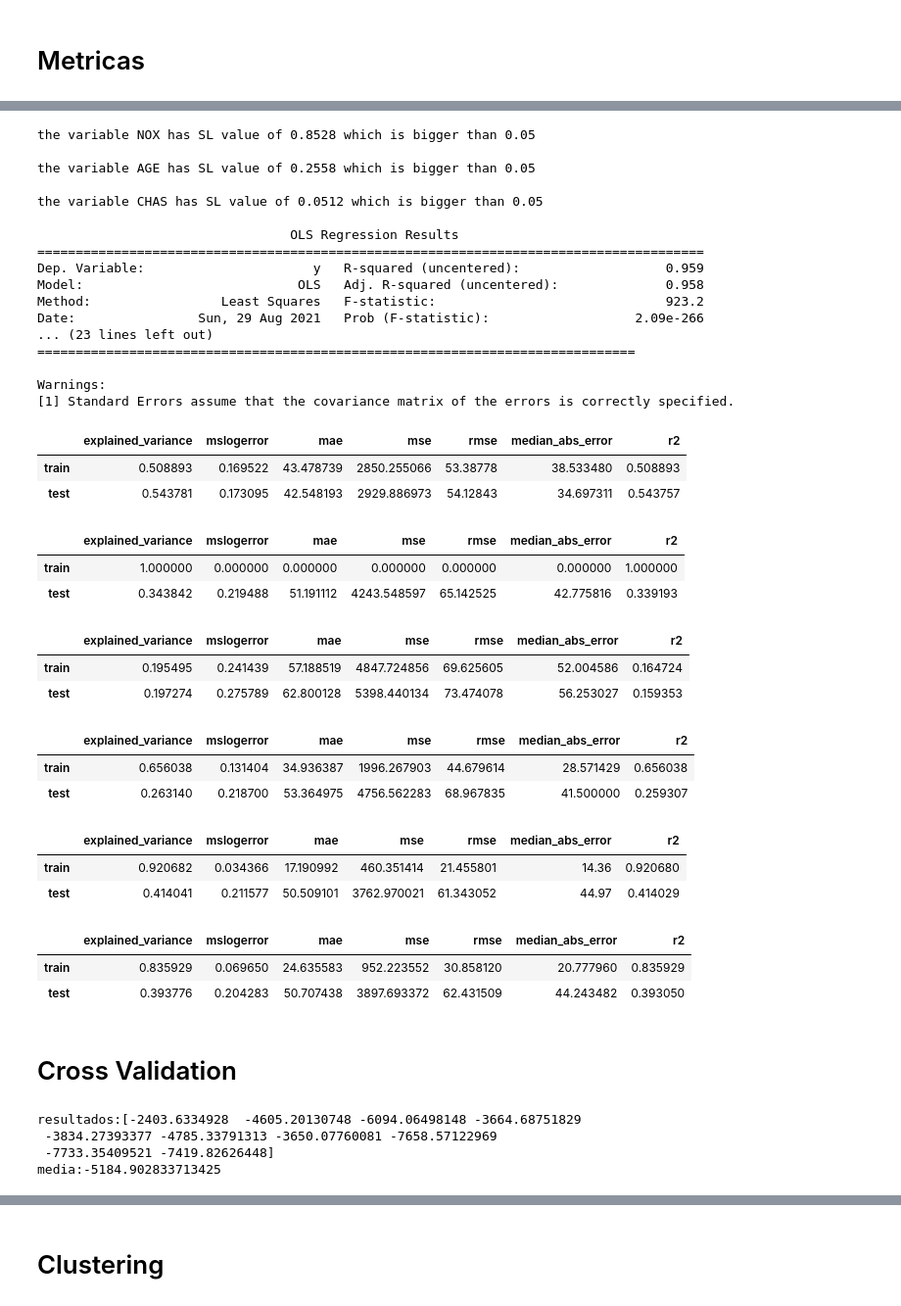
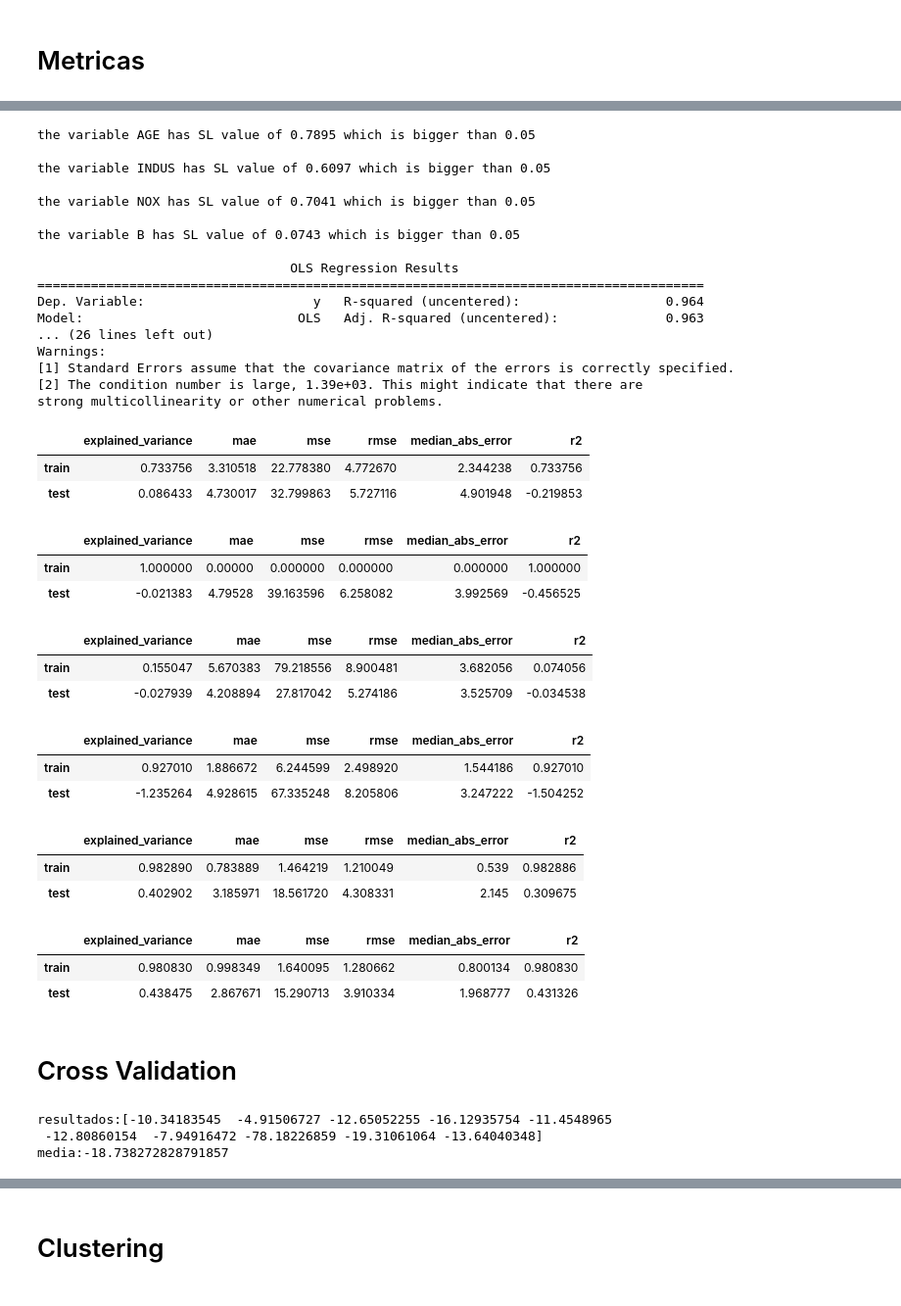
Before and after one commit to FabioMMaia/Machine_Learning, a Jupyter notebook: Notebooks Prontos Aplicacao/Notebook - Modelos.ipynb, the cells around one changed output, grey strips where cells are left out. Shown at 98% size. Saved outputs shown, nothing was run; the diff lists cells and outputs as text; code cells hidden in the pictures.

```diff
--- a/Notebooks Prontos Aplicacao/Notebook - Modelos.ipynb
+++ b/Notebooks Prontos Aplicacao/Notebook - Modelos.ipynb
@@ -1330,11 +1322,11 @@ ValueError: Class label 0 not present.
 # %% [markdown]
 # Regressors
 # %%
-from sklearn.datasets import load_diabetes
+# from sklearn.datasets import load_diabetes
 
-diabetes = load_diabetes()
-X = pd.DataFrame(diabetes.data, columns=diabetes.feature_names)
-y = pd.DataFrame(diabetes.target, columns=['target'])
+# diabetes = load_diabetes()
+# X = pd.DataFrame(diabetes.data, columns=diabetes.feature_names)
+# y = pd.DataFrame(diabetes.target, columns=['target'])
 # %%
 from sklearn.model_selection import train_test_split
 
@@ -1396,7 +1388,7 @@ def regression_metrics(y_true, y_pred):
 
     metrics={}
     metrics['explained_variance']=explained_variance_score(y_true, y_pred)
-    metrics['mslogerror']=mean_squared_log_error(y_true, y_pred)
+#     metrics['mslogerror']=mean_squared_log_error(y_true, y_pred)
     metrics['mae']=mean_absolute_error(y_true, y_pred)
     metrics['mse']=mean_squared_error(y_true, y_pred)
     metrics['rmse'] = np.sqrt(metrics['mse'])
@@ -1460,23 +1454,23 @@ X_opt = X_train
 y = y_train
 X_Modeled = backwardElimination(X_opt,y,  SL)
 # %% [output]
-the variable NOX has SL value of 0.8528 which is bigger than 0.05
+the variable AGE has SL value of 0.7895 which is bigger than 0.05
 
-the variable AGE has SL value of 0.2558 which is bigger than 0.05
+the variable INDUS has SL value of 0.6097 which is bigger than 0.05
 
-the variable CHAS has SL value of 0.0512 which is bigger than 0.05
+the variable NOX has SL value of 0.7041 which is bigger than 0.05
+
+the variable B has SL value of 0.0743 which is bigger than 0.05
 
                                  OLS Regression Results
 =======================================================================================
-Dep. Variable:                      y   R-squared (uncentered):                   0.959
-Model:                            OLS   Adj. R-squared (uncentered):              0.958
-Method:                 Least Squares   F-statistic:                              923.2
-Date:                Sun, 29 Aug 2021   Prob (F-statistic):                   2.09e-266
-... (23 lines left out)
-==============================================================================
-
+Dep. Variable:                      y   R-squared (uncentered):                   0.964
+Model:                            OLS   Adj. R-squared (uncentered):              0.963
+... (26 lines left out)
 Warnings:
 [1] Standard Errors assume that the covariance matrix of the errors is correctly specified.
+[2] The condition number is large, 1.39e+03. This might indicate that there are
+strong multicollinearity or other numerical problems.
 # %%
 from sklearn.linear_model import LinearRegression, Lasso, Ridge, ElasticNet
 from sklearn.preprocessing import PolynomialFeatures
@@ -1504,37 +1498,37 @@ metrics['train'] = regression_metrics(y_train, y_pred_train)
 metrics['test'] = regression_metrics(y_test, y_pred_test)
 pd.DataFrame.from_dict(metrics).T
 # %% [output]
-|  | explained_variance | mslogerror | mae | mse | rmse | median_abs_error | r2 |
-| train | 0.508893 | 0.169522 | 43.478739 | 2850.255066 | 53.38778 | 38.533480 | 0.508893 |
-| test | 0.543781 | 0.173095 | 42.548193 | 2929.886973 | 54.12843 | 34.697311 | 0.543757 |
+|  | explained_variance | mae | mse | rmse | median_abs_error | r2 |
+| train | 0.733756 | 3.310518 | 22.778380 | 4.772670 | 2.344238 | 0.733756 |
+| test | 0.086433 | 4.730017 | 32.799863 | 5.727116 | 4.901948 | -0.219853 |
 # %%
 from sklearn.neighbors import KNeighborsRegressor
 
 regressor= KNeighborsRegressor(n_neighbors=3, weights='distance', metric='minkowski', p=1)
 
 # n_neighbors:int, default=5 == número de vizinhos
 # weights (default=’uniform’)== peso utilizado na classificação podendo ser ‘uniform’ - mesmo peso, ‘distance’ - inverso da distância or callable= distância definida pelo usuário
 # algorithm (default=’auto’) == algoritmo usado para computar vizinho mais próximos, podendo ser ‘auto’, ‘ball_tree’, ‘kd_tree’, ‘brute’,
 # leaf_size: int (default=30)== aplicavel quando se utiliza BallTree ou KDTree
 # p (default=2 / euclidiana)== parametro da distância de Minkowski [int] / p = 1 - manhattan_distance (l1), p = 2 - euclidean_distance (l2)
 # metric: str or callable (default=’minkowski’)== métrica utilizada de distância // possíveis métricas:sklearn.neighbors.VALID_METRICS['brute']
 # metric_params (default=None)== parametro adicional de metric [dict]
 # n_jobs:int (default=None)== numero de jobs paralelos realizado na procura pelos vizinhos. Não afeta o fit
 
 # Fit do modelo
 regressor.fit(X_train, y_train)
-y_pred_train = classifier.predict(X_train)
-y_pred_test = classifier.predict(X_test)
+y_pred_train = regressor.predict(X_train)
+y_pred_test = regressor.predict(X_test)
 
 # Performance
 metrics={}
 metrics['train'] = regression_metrics(y_train, y_pred_train)
 metrics['test'] = regression_metrics(y_test, y_pred_test)
 pd.DataFrame.from_dict(metrics).T
 # %% [output]
-|  | explained_variance | mslogerror | mae | mse | rmse | median_abs_error | r2 |
-| train | 1.000000 | 0.000000 | 0.000000 | 0.000000 | 0.000000 | 0.000000 | 1.000000 |
-| test | 0.343842 | 0.219488 | 51.191112 | 4243.548597 | 65.142525 | 42.775816 | 0.339193 |
+|  | explained_variance | mae | mse | rmse | median_abs_error | r2 |
+| train | 1.000000 | 0.00000 | 0.000000 | 0.000000 | 0.000000 | 1.000000 |
+| test | -0.021383 | 4.79528 | 39.163596 | 6.258082 | 3.992569 | -0.456525 |
 # %%
 from sklearn.svm import SVR
 
@@ -1563,9 +1557,9 @@ metrics['train'] = regression_metrics(y_train, y_pred_train)
 metrics['test'] = regression_metrics(y_test, y_pred_test)
 pd.DataFrame.from_dict(metrics).T
 # %% [output]
-|  | explained_variance | mslogerror | mae | mse | rmse | median_abs_error | r2 |
-| train | 0.195495 | 0.241439 | 57.188519 | 4847.724856 | 69.625605 | 52.004586 | 0.164724 |
-| test | 0.197274 | 0.275789 | 62.800128 | 5398.440134 | 73.474078 | 56.253027 | 0.159353 |
+|  | explained_variance | mae | mse | rmse | median_abs_error | r2 |
+| train | 0.155047 | 5.670383 | 79.218556 | 8.900481 | 3.682056 | 0.074056 |
+| test | -0.027939 | 4.208894 | 27.817042 | 5.274186 | 3.525709 | -0.034538 |
 # %%
 from sklearn.tree import DecisionTreeRegressor
 
@@ -1595,9 +1589,9 @@ metrics['train'] = regression_metrics(y_train, y_pred_train)
 metrics['test'] = regression_metrics(y_test, y_pred_test)
 pd.DataFrame.from_dict(metrics).T
 # %% [output]
-|  | explained_variance | mslogerror | mae | mse | rmse | median_abs_error | r2 |
-| train | 0.656038 | 0.131404 | 34.936387 | 1996.267903 | 44.679614 | 28.571429 | 0.656038 |
-| test | 0.263140 | 0.218700 | 53.364975 | 4756.562283 | 68.967835 | 41.500000 | 0.259307 |
+|  | explained_variance | mae | mse | rmse | median_abs_error | r2 |
+| train | 0.927010 | 1.886672 | 6.244599 | 2.498920 | 1.544186 | 0.927010 |
+| test | -1.235264 | 4.928615 | 67.335248 | 8.205806 | 3.247222 | -1.504252 |
 # %%
 # FUNÇÃO PARA PLOTTAR FEATURE IMPORTANCE - MODELOS DE ARVORE
 
@@ -1660,9 +1654,9 @@ metrics['train'] = regression_metrics(y_train, y_pred_train)
 metrics['test'] = regression_metrics(y_test, y_pred_test)
 pd.DataFrame.from_dict(metrics).T
 # %% [output]
-|  | explained_variance | mslogerror | mae | mse | rmse | median_abs_error | r2 |
-| train | 0.920682 | 0.034366 | 17.190992 | 460.351414 | 21.455801 | 14.36 | 0.920680 |
-| test | 0.414041 | 0.211577 | 50.509101 | 3762.970021 | 61.343052 | 44.97 | 0.414029 |
+|  | explained_variance | mae | mse | rmse | median_abs_error | r2 |
+| train | 0.982890 | 0.783889 | 1.464219 | 1.210049 | 0.539 | 0.982886 |
+| test | 0.402902 | 3.185971 | 18.561720 | 4.308331 | 2.145 | 0.309675 |
 # %%
 from sklearn.ensemble import GradientBoostingRegressor
 
@@ -1699,9 +1693,9 @@ metrics['train'] = regression_metrics(y_train, y_pred_train)
 metrics['test'] = regression_metrics(y_test, y_pred_test)
 pd.DataFrame.from_dict(metrics).T
 # %% [output]
-|  | explained_variance | mslogerror | mae | mse | rmse | median_abs_error | r2 |
-| train | 0.835929 | 0.069650 | 24.635583 | 952.223552 | 30.858120 | 20.777960 | 0.835929 |
-| test | 0.393776 | 0.204283 | 50.707438 | 3897.693372 | 62.431509 | 44.243482 | 0.393050 |
+|  | explained_variance | mae | mse | rmse | median_abs_error | r2 |
+| train | 0.980830 | 0.998349 | 1.640095 | 1.280662 | 0.800134 | 0.980830 |
+| test | 0.438475 | 2.867671 | 15.290713 | 3.910334 | 1.968777 | 0.431326 |
 # %% [markdown]
 # Cross Validation
 # %%
@@ -1733,10 +1727,9 @@ print('media:{}'.format(results.mean()))
 # plot scores
 # sns.distplot(results, bins=5)
 # %% [output]
-resultados:[-2403.6334928  -4605.20130748 -6094.06498148 -3664.68751829
- -3834.27393377 -4785.33791313 -3650.07760081 -7658.57122969
- -7733.35409521 -7419.82626448]
-media:-5184.902833713425
+resultados:[-10.34183545  -4.91506727 -12.65052255 -16.12935754 -11.4548965
+ -12.80860154  -7.94916472 -78.18226859 -19.31061064 -13.64040348]
+media:-18.738272828791857
 # %%
 from sklearn.model_selection import KFold, StratifiedKFold, LeaveOneOut
 from sklearn.model_selection import cross_val_score,cross_validate
```
Also changed, not shown: parts of 21 cells of this notebook.
